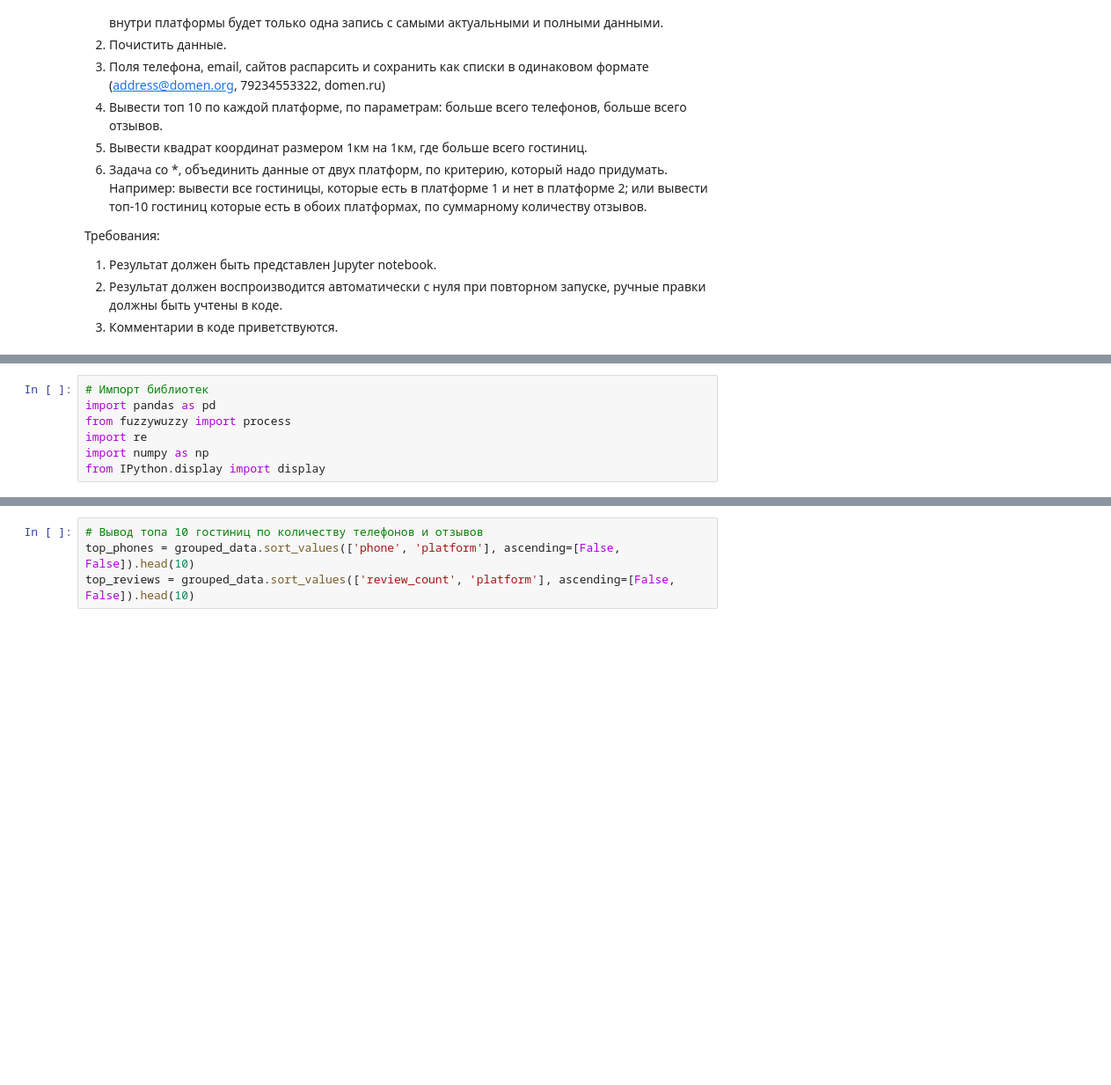
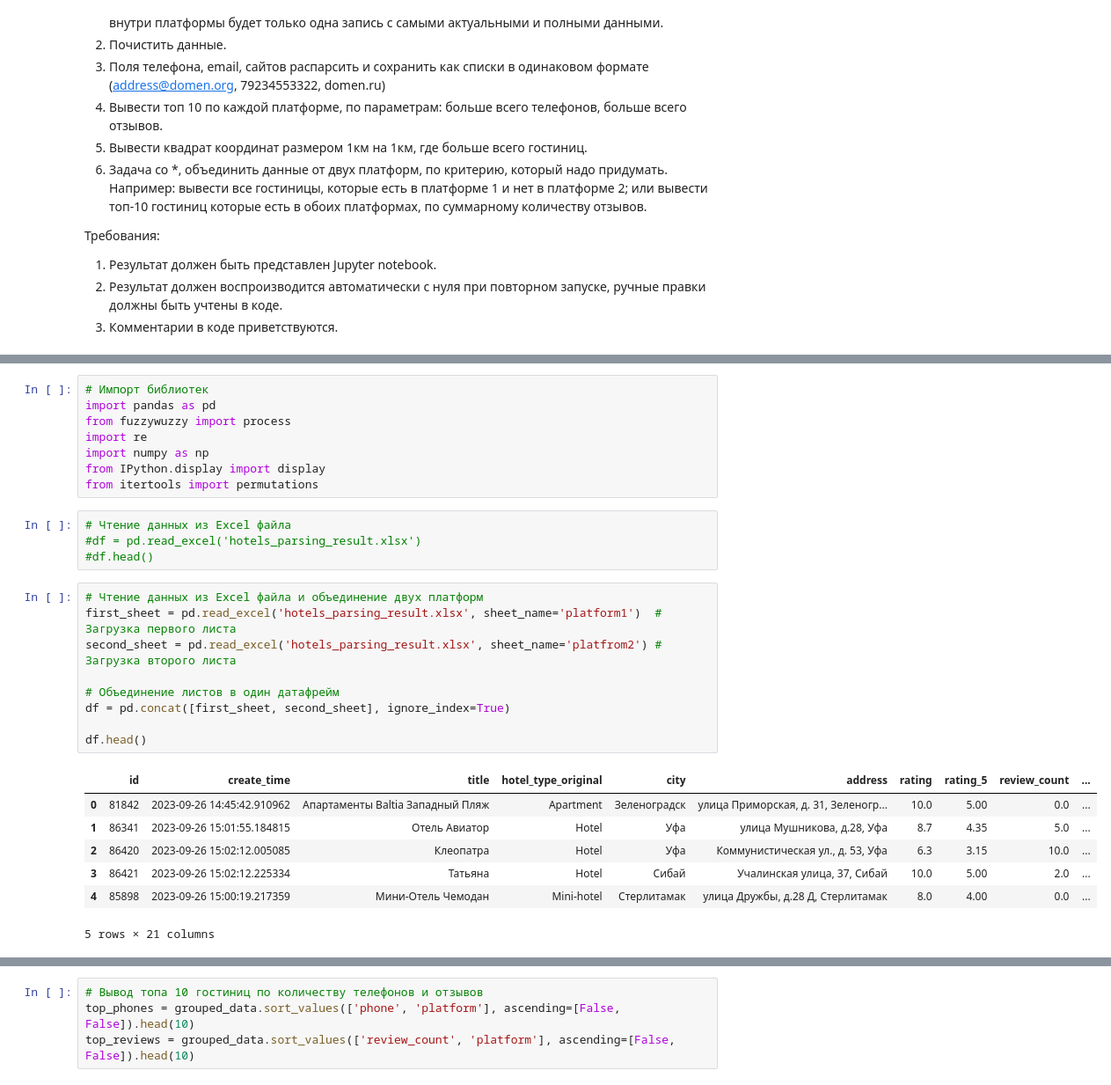
Before and after one commit to serkosil/test-projects, a Jupyter notebook: Test_13062024_Technesis/Test_Technesis.ipynb, the cells around one changed output, grey strips where cells are left out. Shown at 88% size. Saved outputs shown, nothing was run; the diff lists cells and outputs as text; blank space fills up the shorter version.

```diff
--- a/Test_13062024_Technesis/Test_Technesis.ipynb
+++ b/Test_13062024_Technesis/Test_Technesis.ipynb
@@ -52,3 +87,25 @@ from fuzzywuzzy import process
 import re
 import numpy as np
 from IPython.display import display
+from itertools import permutations
+# %%
+# Чтение данных из Excel файла
+#df = pd.read_excel('hotels_parsing_result.xlsx')
+#df.head()
+# %%
+# Чтение данных из Excel файла и объединение двух платформ
+first_sheet = pd.read_excel('hotels_parsing_result.xlsx', sheet_name='platform1')  # Загрузка первого листа
+second_sheet = pd.read_excel('hotels_parsing_result.xlsx', sheet_name='platfrom2') # Загрузка второго листа
+
+# Объединение листов в один датафрейм
+df = pd.concat([first_sheet, second_sheet], ignore_index=True)
+
+df.head()
+# %% [output]
+|  | id | create_time | title | hotel_type_original | city | address | rating | rating_5 | review_count | ... |
+| 0 | 81842 | 2023-09-26 14:45:42.910962 | Апартаменты Baltia Западный Пляж | Apartment | Зеленоградск | улица Приморская, д. 31, Зеленогр... | 10.0 | 5.00 | 0.0 | ... |
+| 1 | 86341 | 2023-09-26 15:01:55.184815 | Отель Авиатор | Hotel | Уфа | улица Мушникова, д.28, Уфа | 8.7 | 4.35 | 5.0 | ... |
+| 2 | 86420 | 2023-09-26 15:02:12.005085 | Клеопатра | Hotel | Уфа | Коммунистическая ул., д. 53, Уфа | 6.3 | 3.15 | 10.0 | ... |
+| 3 | 86421 | 2023-09-26 15:02:12.225334 | Татьяна | Hotel | Сибай | Учалинская улица, 37, Сибай | 10.0 | 5.00 | 2.0 | ... |
+| 4 | 85898 | 2023-09-26 15:00:19.217359 | Мини-Отель Чемодан | Mini-hotel | Стерлитамак | улица Дружбы, д.28 Д, Стерлитамак | 8.0 | 4.00 | 0.0 | ... |
+5 rows × 21 columns
```
Also changed, not shown: parts of 15 cells of this notebook, 2 other files.
